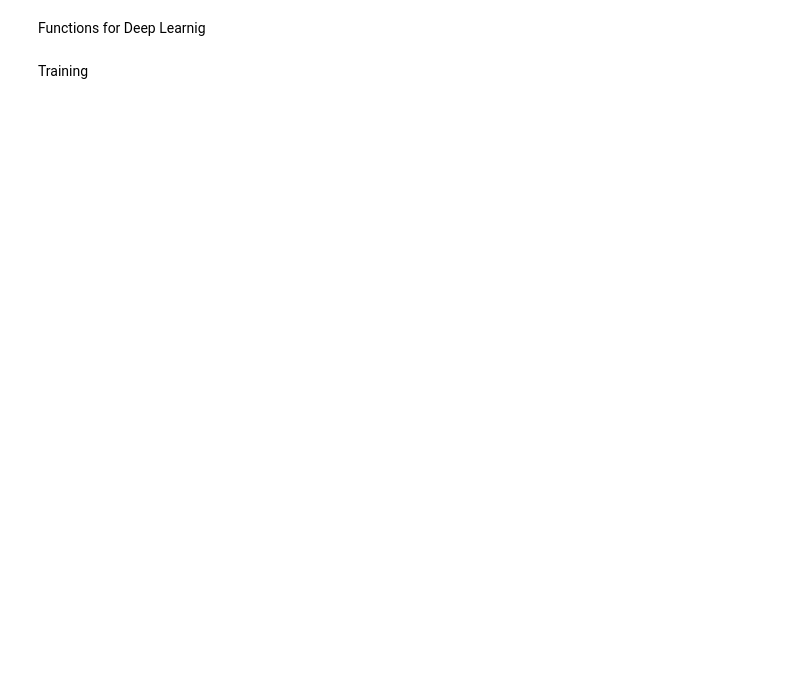
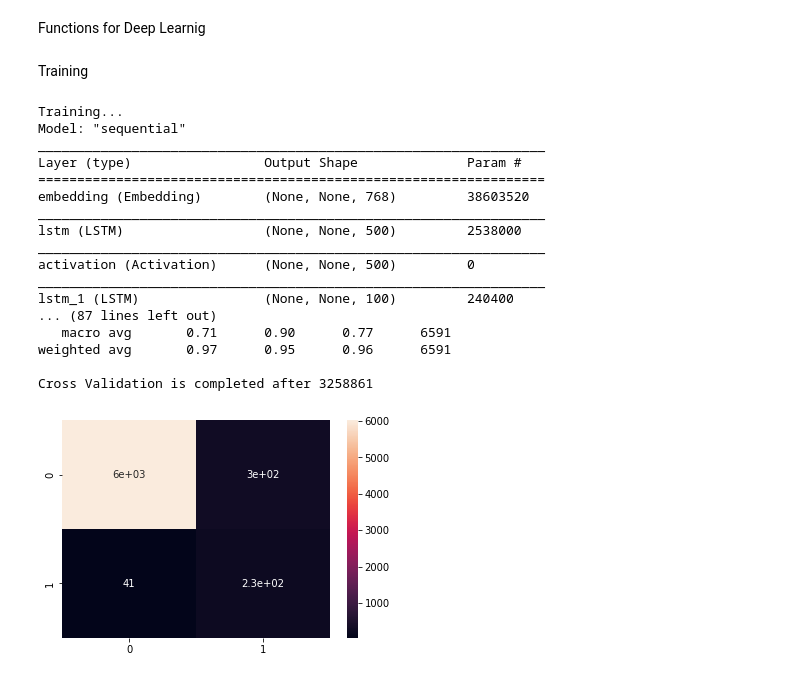
Before and after one commit to iliaskaloup/LocVul, a Jupyter notebook: MSR/code/within_project_dl.ipynb, the cells around one changed output. Drawn from its saved outputs; the diff is of its cells as text; code cells hidden in the pictures; blank space fills up the shorter version.

```diff
--- a/MSR/code/within_project_dl.ipynb
+++ b/MSR/code/within_project_dl.ipynb
@@ -259,7 +285,7 @@ if embedding == "codebert":
 # %%
 if embedding == "codebert":
-    sentences = x_train
-    sequences = [tokenizer(sente, return_tensors="tf", truncation=True, add_special_tokens=False) for sente in sentences]
+    sentences = X_train.tolist()
+    sequences = [tokenizer(sente[0], return_tensors="tf", truncation=True, add_special_tokens=False) for sente in sentences]
 # %%
 def padSequences(sequences, max_len):
     lines_pad = []
@@ -280,5 +306,6 @@ def get_max_len(sequences):
 
     return max_len
 # %%
-max_len = get_max_len(sequences)
-print(max_len)
+if embedding == "codebert":
+    max_len = get_max_len(sequences)
+    print(max_len)
@@ -332,14 +361,18 @@ def buildLstm(max_len, top_words, dim, seed, embedding_matrix):
     #model.add(Embedding(input_dim=top_words+1, output_dim=dim, input_length=None, mask_zero=True))
     model.add(Embedding(input_dim=top_words, output_dim=dim, input_length=None, weights=[embedding_matrix], mask_zero=True, trainable=False))
     #model.add(SimpleRNN(300, dropout=0.3, stateful=False))
-    model.add(LSTM(100, dropout=0.2, return_sequences=True, stateful=False))
+    model.add(LSTM(500, dropout=0.2, return_sequences=True, stateful=False, kernel_constraint=max_norm(3), bias_constraint=max_norm(3))) # , recurrent_constraint=max_norm(3)
+    model.add(Activation('tanh'))
+    model.add(LSTM(100, dropout=0.1, return_sequences=True))
+    model.add(Activation('tanh'))
     model.add(LSTM(50, dropout=0.1, stateful=False))
     #model.add(Bidirectional(LSTM(300, dropout=0.3, stateful=False)))
     #model.add(GRU(300, dropout=0.3, stateful=False))
-    model.add(Activation('relu')) #dropout=0.2, recurrent_dropout=0.2, kernel_constraint=max_norm(3), bias_constraint=max_norm(3)
+    model.add(Activation('tanh')) #dropout=0.2, recurrent_dropout=0.2, kernel_constraint=max_norm(3), bias_constraint=max_norm(3)
     model.add(BatchNormalization(momentum=0.0))
-    model.add(Dense(1,activation='sigmoid'))
-    model.compile(loss='binary_crossentropy', optimizer='adam', metrics=[f1_metric])
+    model.add(Dense(1, activation='sigmoid'))
+    #model.add(Dropout(0.2))
+    model.compile(loss='binary_crossentropy', optimizer='adam', metrics=[f2_metric])
     return model
 
 def buildCnn(max_len, top_words, dim, seed, embedding_matrix):
@@ -353,12 +386,12 @@ def buildCnn(max_len, top_words, dim, seed, embedding_matrix):
     cnn_model.add(GlobalMaxPool1D())
     #cnn_model.add(Dense(units = 128, activation = 'relu'))
     cnn_model.add(Dense(units = 1, activation = 'sigmoid'))
-    cnn_model.compile(loss = "binary_crossentropy", optimizer = "adam", metrics=[f1_metric])
+    cnn_model.compile(loss = "binary_crossentropy", optimizer = "adam", metrics=[f2_metric])
     return cnn_model
 # %% [markdown]
 Training
 # %%
-y_train = np.array(y_train)
+y_train = np.array(Y_train)
 y_val = np.array(y_val)
 # %%
 nb_epoch = 100
@@ -375,8 +408,8 @@ elif userModel == "lstm":
 
 print("model summary\m", myModel.summary())
 csv_logger = CSVLogger('log.csv', append=True, separator=',')
-es = EarlyStopping(monitor='val_f1_metric', mode='max', verbose=1, patience=10)
-mc = ModelCheckpoint('best_model.h5', monitor='val_f1_metric', mode='max', verbose=1, save_best_only=True)
+es = EarlyStopping(monitor='val_f2_metric', mode='max', verbose=1, patience=10)
+mc = ModelCheckpoint('best_model.h5', monitor='val_f2_metric', mode='max', verbose=1, save_best_only=True)
 
 history = myModel.fit(lines_pad_x_train, y_train, validation_data=(lines_pad_x_val, y_val), epochs = nb_epoch, batch_size = BS, shuffle=True, verbose=1, callbacks=[csv_logger,es,mc], class_weight=class_weights)
 
@@ -391,30 +424,49 @@ predictions = (predScores > 0.5).astype("int32")
 
 accuracy=accuracy_score(y_val, predictions)
 precision=precision_score(y_val, predictions)
 recall=recall_score(y_val, predictions)
 f1=f1_score(y_val, predictions)
 roc_auc=roc_auc_score(y_val, predictions)
 f2=5*precision*recall / (4*precision+recall)
 
 cm = confusion_matrix(y_val, predictions, labels=[0, 1])
 #print(cm)
 sns.heatmap(cm, annot=True)
 tn, fp, fn, tp = cm.ravel()
 
 print("TP=",tp)
 print("TN=",tn)
 print("FP=",fp)
 print("FN=",fn)
 
 acc = ((tp+tn)/(tp+tn+fp+fn))
 
 print("Accuracy:%.2f%%"%(acc*100))
 print("Precision:%.2f%%"%(precision*100))
 print("Recall:%.2f%%"%(recall*100))
 print("F1 score:%.2f%%"%(f1*100))
 print("Roc_Auc score:%.2f%%"%(roc_auc*100))
 print("F2 score:%.2f%%"%(f2*100))
 print(classification_report(y_val, predictions))
 
 milli_sec2 = int(round(time.time() * 1000))
 print("Cross Validation is completed after", milli_sec2-milli_sec1)
+# %% [output]
+Training...
+Model: "sequential"
+_________________________________________________________________
+Layer (type)                 Output Shape              Param #
+=================================================================
+embedding (Embedding)        (None, None, 768)         38603520
+_________________________________________________________________
+lstm (LSTM)                  (None, None, 500)         2538000
+_________________________________________________________________
+activation (Activation)      (None, None, 500)         0
+_________________________________________________________________
+lstm_1 (LSTM)                (None, None, 100)         240400
+... (87 lines left out)
+   macro avg       0.71      0.90      0.77      6591
+weighted avg       0.97      0.95      0.96      6591
+
+Cross Validation is completed after 3258861
+[figure, added]
```
Also changed, not shown: parts of 35 cells of this notebook.
